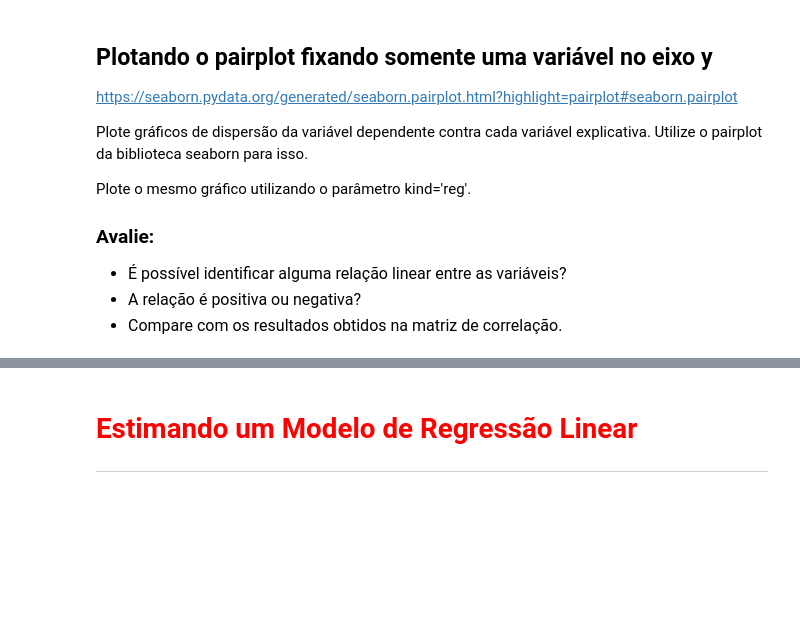
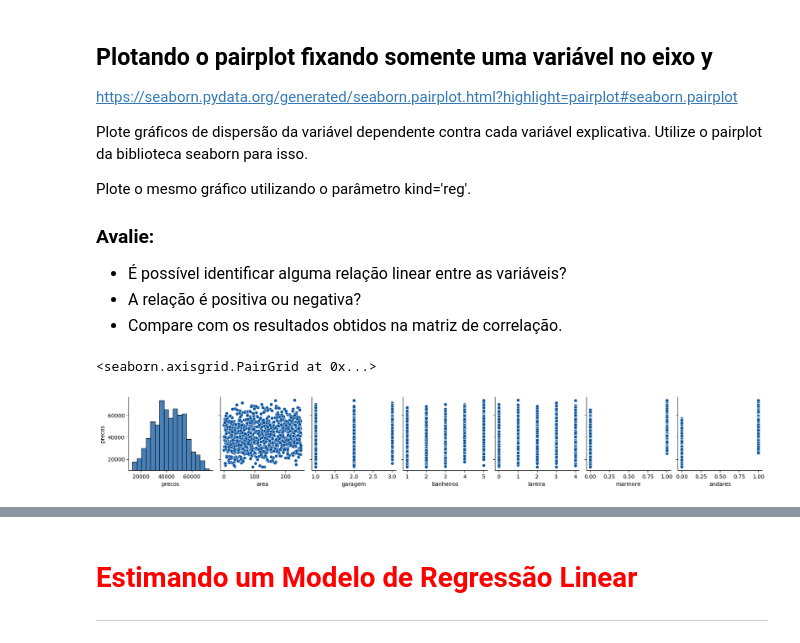
Before and after one commit to wcotta/alura, a Jupyter notebook: Formação Data Science/Modulo II/Regressão Linear I/Regressao Linear - Exercicio.ipynb, the cells around one changed output, grey strips where cells are left out. Saved outputs shown, nothing was run; the diff lists cells and outputs as text; code cells hidden in the pictures; blank space fills up the shorter version.

```diff
--- a/Formação Data Science/Modulo II/Regressão Linear I/Regressao Linear - Exercicio.ipynb
+++ b/Formação Data Science/Modulo II/Regressão Linear I/Regressao Linear - Exercicio.ipynb
@@ -203,3 +203,8 @@ Plote o mesmo gráfico utilizando o parâmetro kind='reg'.
     <li>A relação é positiva ou negativa?</li>
     <li>Compare com os resultados obtidos na matriz de correlação.</li>
 </ul>
+# %%
+sns.pairplot(data = dados, y_vars= 'precos')
+# %% [output]
+<seaborn.axisgrid.PairGrid at 0x...>
+[figure, added]
```
Also changed, not shown: parts of 16 cells of this notebook, 10 other files.
